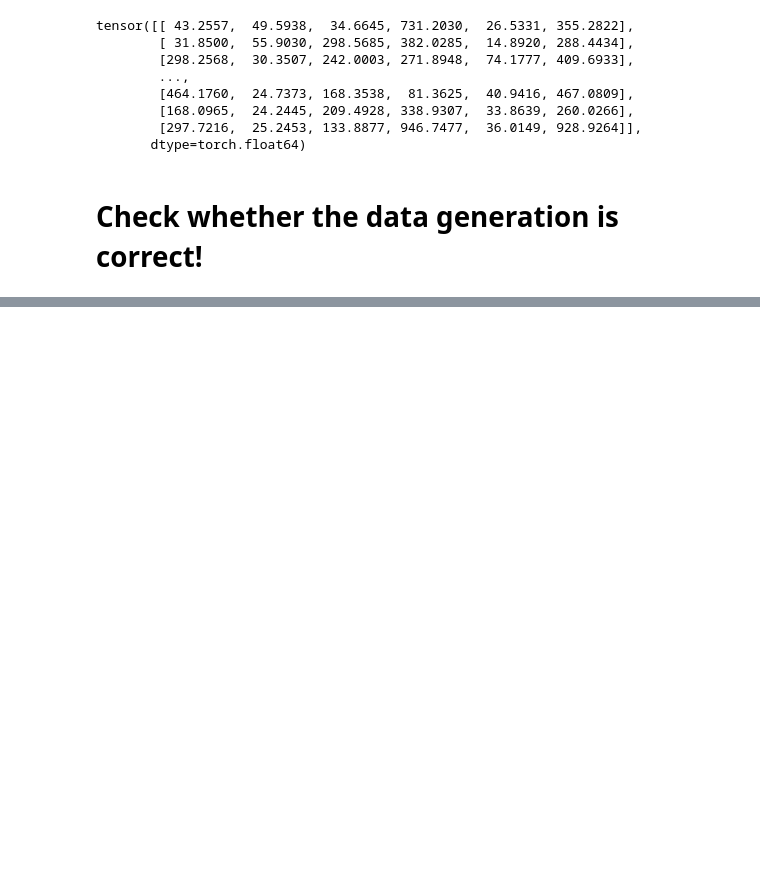
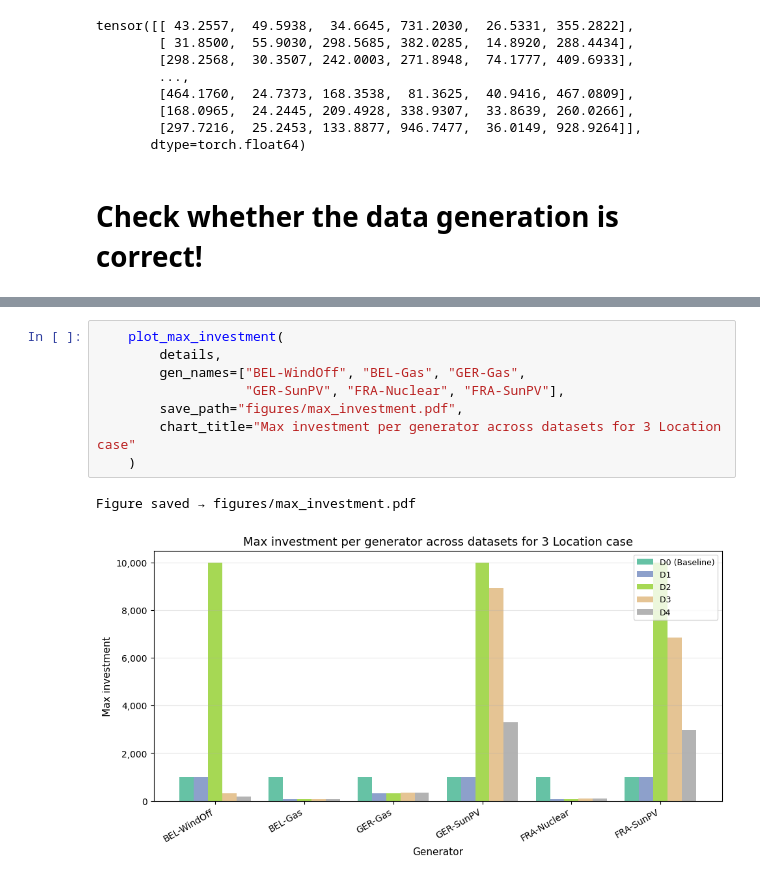
Before and after one commit to PeterrHH/ML-Enhanced-Benders, a Jupyter notebook: data_visualise.ipynb, the cells around one changed output, grey strips where cells are left out. Drawn from its saved outputs; the diff is of its cells as text; blank space fills up the shorter version.

```diff
--- a/data_visualise.ipynb
+++ b/data_visualise.ipynb
@@ -948,0 +1213,11 @@ indices=tensor([ 8954,  2330, 19438,  6195,  6038,  9623, 20025,  2909]))
+# %%
+    plot_max_investment(
+        details,
+        gen_names=["BEL-WindOff", "BEL-Gas", "GER-Gas",
+                   "GER-SunPV", "FRA-Nuclear", "FRA-SunPV"],
+        save_path="figures/max_investment.pdf",
+        chart_title="Max investment per generator across datasets for 3 Location case"
+    )
+# %% [output]
+Figure saved → figures/max_investment.pdf
+[figure, added]
```
Also changed, not shown: parts of 34 cells of this notebook, 12 other files.
